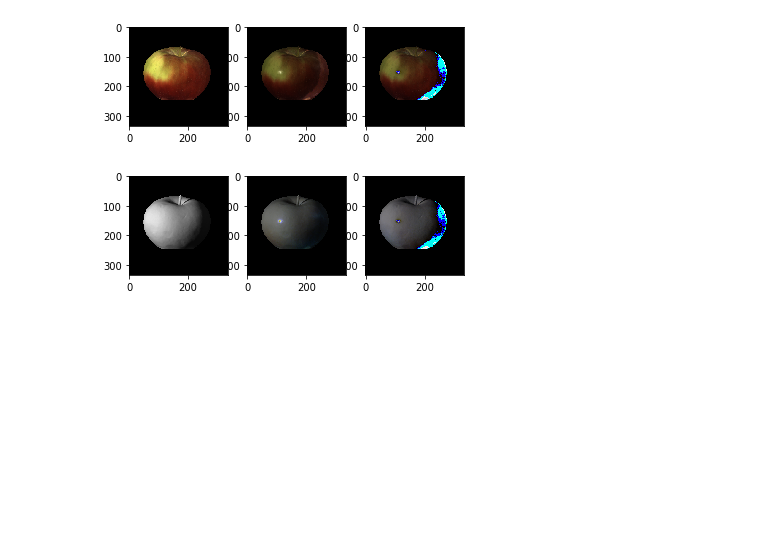
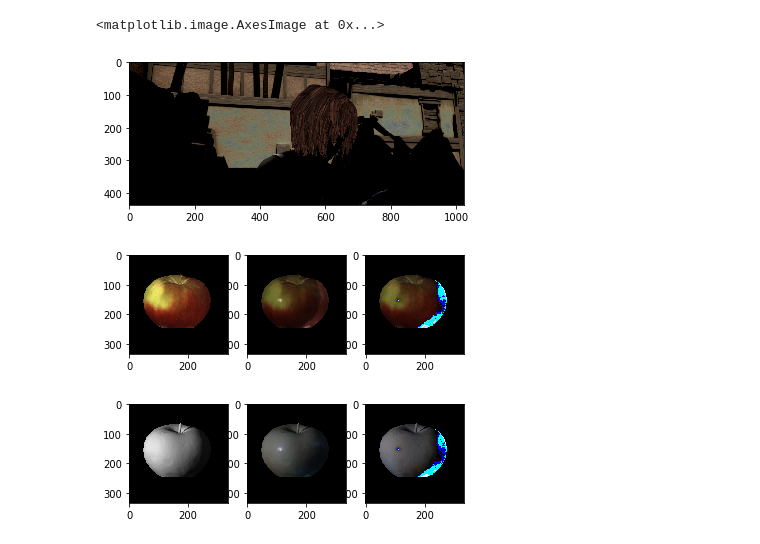
Before and after one commit to aounleonardo/intrinsicImageDecomposition, a Jupyter notebook: notebooks/Untitled.ipynb, the cells around one changed output. Drawn from its saved outputs; the diff is of its cells as text; code cells hidden in the pictures; blank space fills up the shorter version.

```diff
--- a/notebooks/Untitled.ipynb
+++ b/notebooks/Untitled.ipynb
@@ -37,3 +40,9 @@ imgplot = plt.imshow(shading)
+# %%
+original2 = reflectance * shading
+plt.imshow(original - original2)
+# %% [output]
+<matplotlib.image.AxesImage at 0x...>
+[figure, added]
 # %%
 fig = plt.figure()
 a=fig.add_subplot(1,3,1)
```
Also changed, not shown: parts of 2 cells of this notebook, 2 other files.
